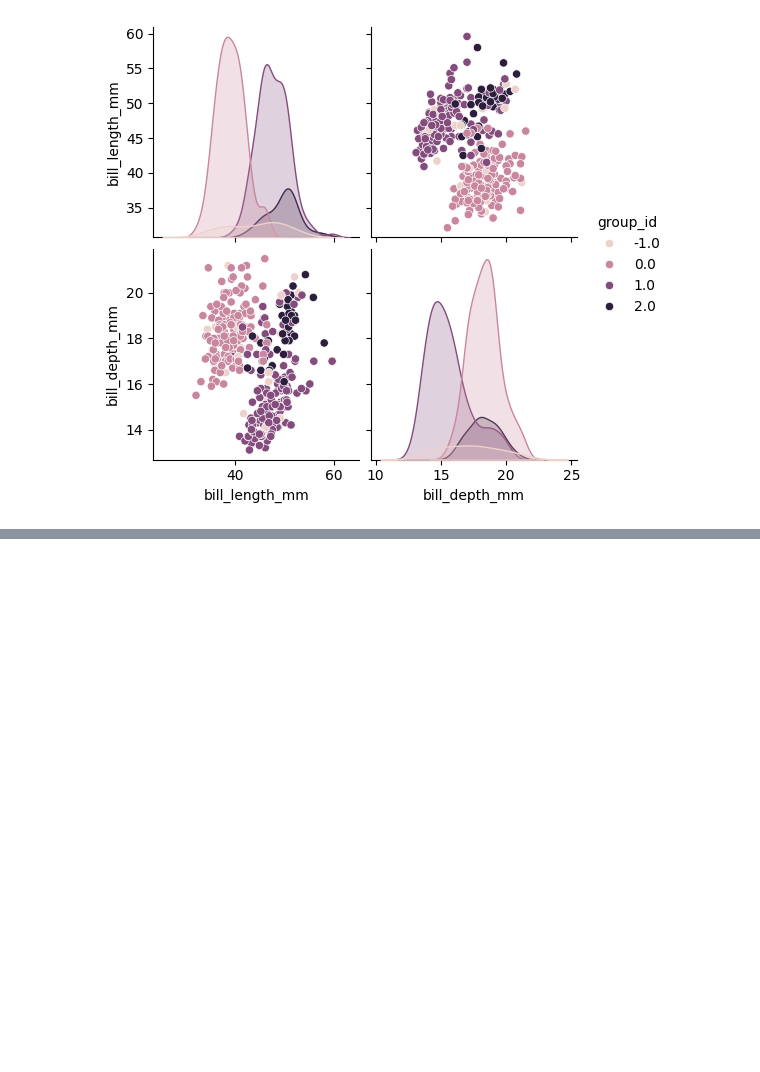
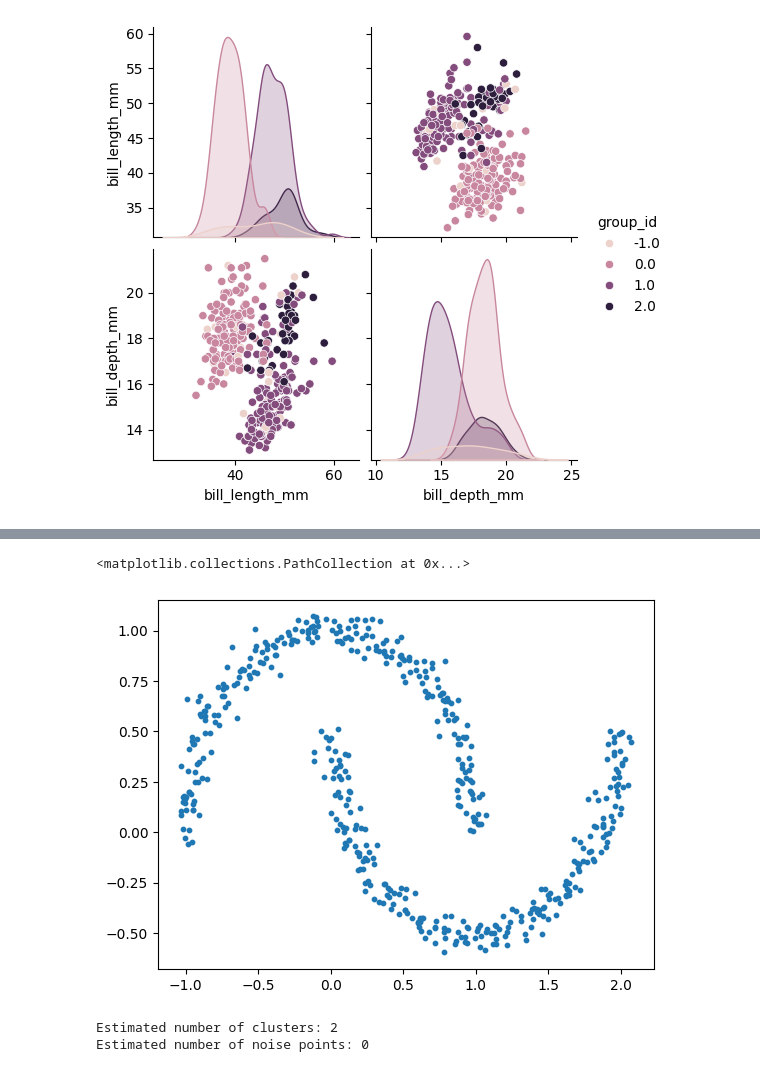
Before and after one commit to ccozad/ml-reference-designs, a Jupyter notebook: clustering/dbscan_clustering.ipynb, the cells around one changed output, grey strips where cells are left out. Saved outputs shown, nothing was run; the diff lists cells and outputs as text; code cells hidden in the pictures; blank space fills up the shorter version.

Commit message:
Show where DBSCAN shines

```diff
--- a/clustering/dbscan_clustering.ipynb
+++ b/clustering/dbscan_clustering.ipynb
@@ -82,0 +87,27 @@ sns.pairplot(result_df, hue="group_id")
+# %%
+from sklearn import datasets
+
+n_samples = 500
+seed = 30
+noisy_circles = datasets.make_circles(
+    n_samples=n_samples, factor=0.5, noise=0.05, random_state=seed
+)
+noisy_moons = datasets.make_moons(n_samples=n_samples, noise=0.05, random_state=seed)
+X, y = noisy_moons
+
+plt.scatter(X[:, 0], X[:, 1], s=10)
+# %% [output]
+<matplotlib.collections.PathCollection at 0x...>
+[figure, added]
+# %%
+moon_clustering = DBSCAN(eps = 0.25, min_samples = 6).fit(X)
+moon_labels = moon_clustering.labels_
+
+moon_noise_count = list(moon_labels).count(-1)
+moon_cluster_count = len(set(moon_labels)) - (1 if moon_noise_count > 0 else 0)
+
+print(f"Estimated number of clusters: {moon_cluster_count}")
+print(f"Estimated number of noise points: {moon_noise_count}")
+# %% [output]
+Estimated number of clusters: 2
+Estimated number of noise points: 0
```
Also changed, not shown: parts of 2 cells of this notebook.
